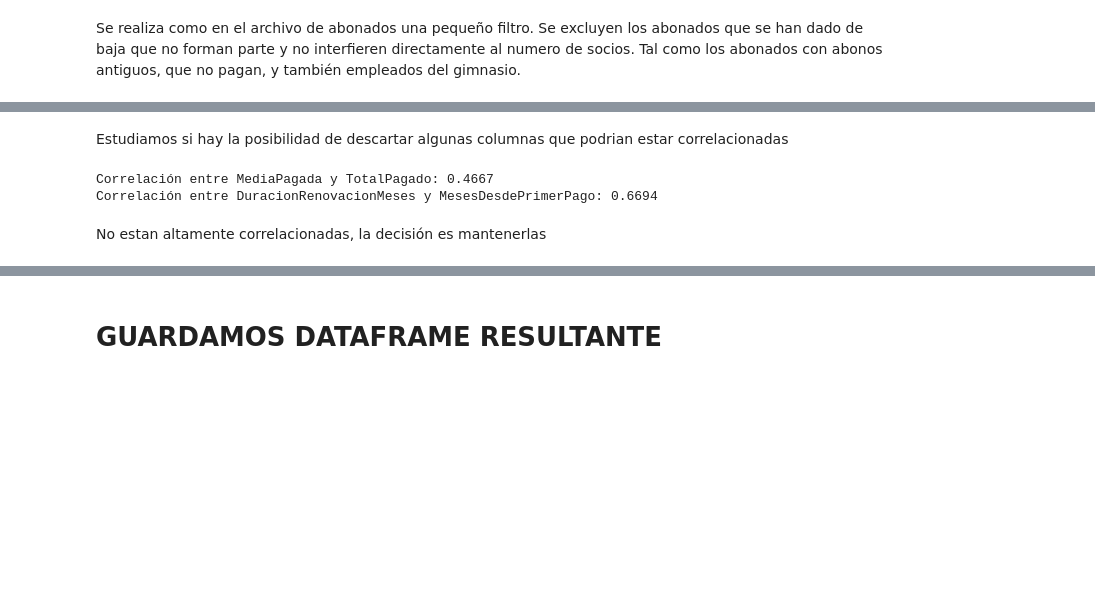
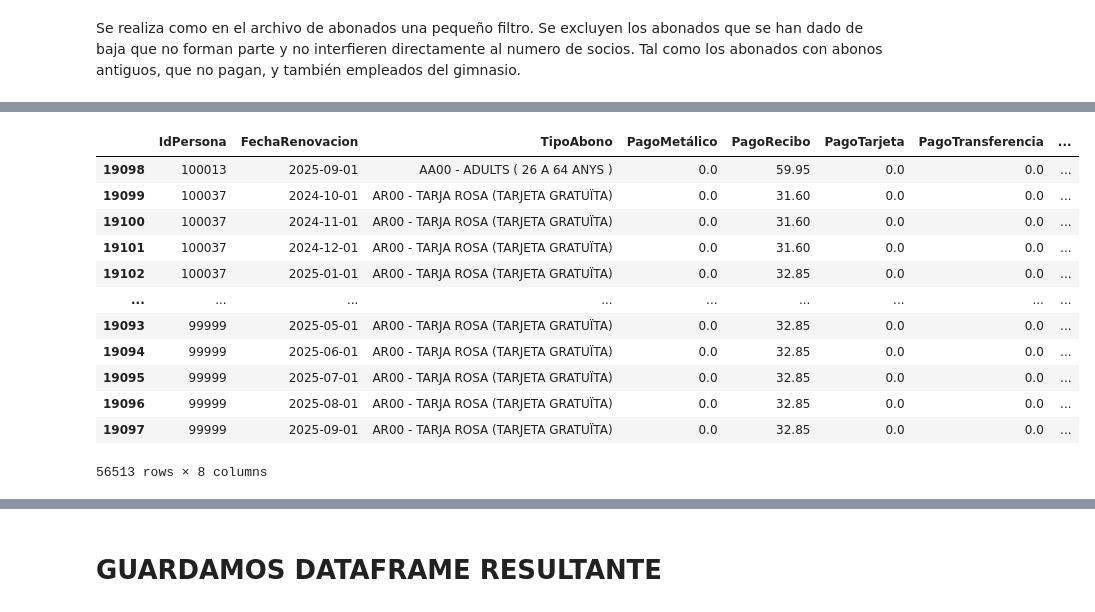
Before and after one commit to CescBlanco/TFM-FINAL, a Jupyter notebook: eda_feature_engineering/economia.ipynb, the cells around one changed output, grey strips where cells are left out. Cells and saved outputs as stored; diff of their text form; code cells hidden in the pictures; blank space fills up the shorter version.

```diff
--- a/eda_feature_engineering/economia.ipynb
+++ b/eda_feature_engineering/economia.ipynb
@@ -240,7 +189,25 @@ else:
 #### -FEATURE ENGINEERING
 # %% [markdown]
 Se realiza como en el archivo de abonados una pequeño filtro. Se excluyen los abonados que se han dado de baja que no forman parte y no interfieren directamente al numero de socios. Tal como los abonados con abonos antiguos, que no pagan, y también empleados del gimnasio.
+# %%
+def excluir_valores(df: pd.DataFrame, columna: str, valores_a_excluir: list) -> pd.DataFrame:
+    """
+    Filtra un DataFrame excluyendo las filas que contienen ciertos valores en una columna específica.
+
+    Parámetros:
+        df (pd.DataFrame): DataFrame original
+        columna (str): Nombre de la columna en la que se aplicará el filtro
+        valores_a_excluir (list): Lista de valores que se quieren excluir
+
+    Retorna:
+        pd.DataFrame: DataFrame filtrado, sin los valores excluidos y con índice reseteado
+    """
+    if columna not in df.columns:
+        raise ValueError(f"La columna '{columna}' no existe en el DataFrame.")
+
+    df_filtrado = df[~df[columna].isin(valores_a_excluir)].reset_index(drop=True)
+    return df_filtrado
 # %%
-tipos_a_excluir = ["EMP0 - EMPLEADOS CLUB SIN CUOTA", "EMP1 - EMPLEATS D'ALTRES EMPRESES", "CL02 - SOCIS NUMERARIS", "CL01 - SOCIS D'HONOR"]
-economia_eda_filtrado = economia_eda[~economia_eda['TipoAbono'].isin(tipos_a_excluir)].reset_index(drop=True)
+tipos_a_excluir = ["EMP0 - EMPLEADOS CLUB SIN CUOTA", "EMP1 - EMPLEATS D'ALTRES EMPRESES", "CL02 - SOCIS NUMERARIS", "CL01 - SOCIS D'HONOR", "AA0 - PROMO 9'90€ (PRIMER MES)", "(nulo)"]
+economia_eda_filtrado= excluir_valores(economia_eda, 'TipoAbono', tipos_a_excluir)
 # %%
@@ -522,3 +214,0 @@ resumen['PagoSinSaltos'] = resumen['PagoSinSaltos'].astype(int)
-# %%
-# Utilizamos esta linea de codigo para poder ver todas las columnas del dataframe
-pd.set_option('display.max_columns', None)
@@ -551,13 +215,17 @@ resumen
-# %% [markdown]
-Estudiamos si hay la posibilidad de descartar algunas columnas que podrian estar correlacionadas
-# %%
-correlacion_media_total = resumen['MediaPagada'].corr(resumen['TotalPagado'])
-print(f"Correlación entre MediaPagada y TotalPagado: {correlacion_media_total:.4f}")
-
-correlacion_duracion_primero = resumen['DuracionRenovacionMeses'].corr(resumen['MesesDesdePrimerPago'])
-print(f"Correlación entre DuracionRenovacionMeses y MesesDesdePrimerPago: {correlacion_duracion_primero:.4f}")
-# %% [output]
-Correlación entre MediaPagada y TotalPagado: 0.4667
-Correlación entre DuracionRenovacionMeses y MesesDesdePrimerPago: 0.6694
-# %% [markdown]
-No estan altamente correlacionadas, la decisión es mantenerlas
+# %%
+df_features = df_features.sort_values(['IdPersona', 'FechaRenovacion'])
+df_features
+# %% [output]
+|  | IdPersona | FechaRenovacion | TipoAbono | PagoMetálico | PagoRecibo | PagoTarjeta | PagoTransferencia | ... |
+| 19098 | 100013 | 2025-09-01 | AA00 - ADULTS ( 26 A 64 ANYS ) | 0.0 | 59.95 | 0.0 | 0.0 | ... |
+| 19099 | 100037 | 2024-10-01 | AR00 - TARJA ROSA (TARJETA GRATUÏTA) | 0.0 | 31.60 | 0.0 | 0.0 | ... |
+| 19100 | 100037 | 2024-11-01 | AR00 - TARJA ROSA (TARJETA GRATUÏTA) | 0.0 | 31.60 | 0.0 | 0.0 | ... |
+| 19101 | 100037 | 2024-12-01 | AR00 - TARJA ROSA (TARJETA GRATUÏTA) | 0.0 | 31.60 | 0.0 | 0.0 | ... |
+| 19102 | 100037 | 2025-01-01 | AR00 - TARJA ROSA (TARJETA GRATUÏTA) | 0.0 | 32.85 | 0.0 | 0.0 | ... |
+| ... | ... | ... | ... | ... | ... | ... | ... | ... |
+| 19093 | 99999 | 2025-05-01 | AR00 - TARJA ROSA (TARJETA GRATUÏTA) | 0.0 | 32.85 | 0.0 | 0.0 | ... |
+| 19094 | 99999 | 2025-06-01 | AR00 - TARJA ROSA (TARJETA GRATUÏTA) | 0.0 | 32.85 | 0.0 | 0.0 | ... |
+| 19095 | 99999 | 2025-07-01 | AR00 - TARJA ROSA (TARJETA GRATUÏTA) | 0.0 | 32.85 | 0.0 | 0.0 | ... |
+| 19096 | 99999 | 2025-08-01 | AR00 - TARJA ROSA (TARJETA GRATUÏTA) | 0.0 | 32.85 | 0.0 | 0.0 | ... |
+| 19097 | 99999 | 2025-09-01 | AR00 - TARJA ROSA (TARJETA GRATUÏTA) | 0.0 | 32.85 | 0.0 | 0.0 | ... |
+56513 rows × 8 columns
```
Also changed, not shown: parts of 35 cells of this notebook, 1 other file.
